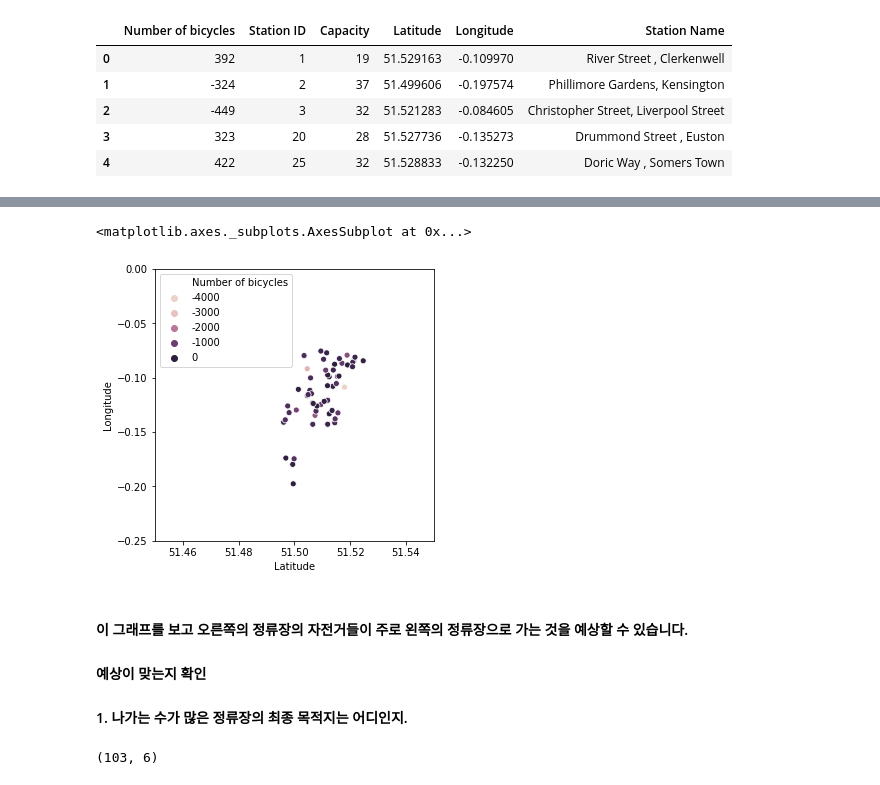
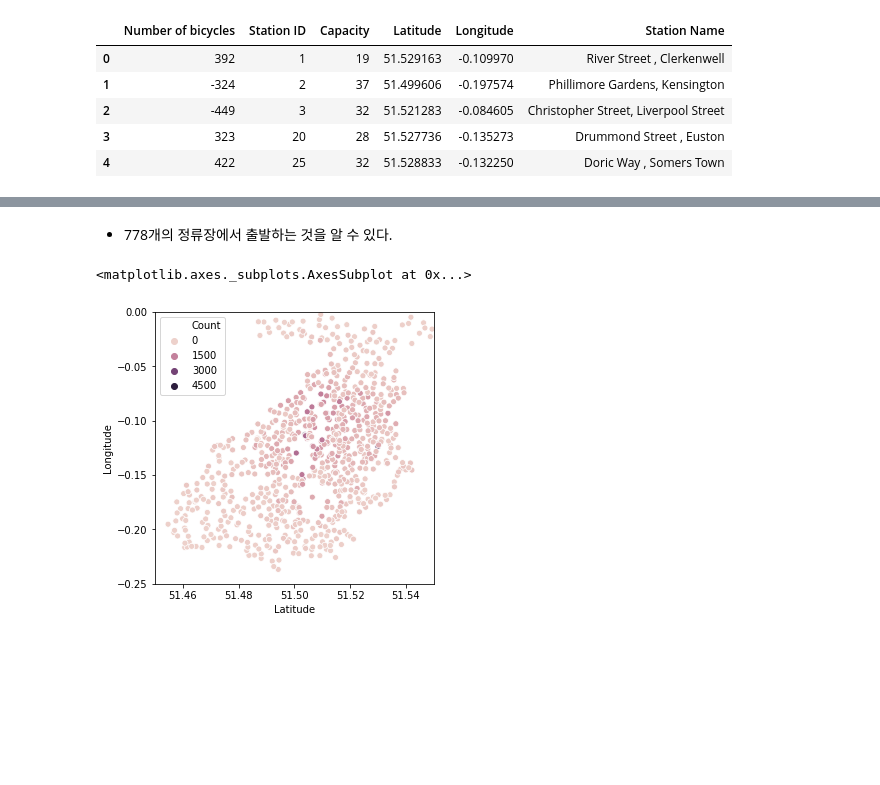
Before and after one commit to sunnight9507/4_2_-Data_Visualization, a Jupyter notebook: 영국_자전거/HW1.ipynb, the cells around one changed output, grey strips where cells are left out. Drawn from its saved outputs; the diff is of its cells as text; code cells hidden in the pictures; blank space fills up the shorter version.

```diff
--- a/영국_자전거/HW1.ipynb
+++ b/영국_자전거/HW1.ipynb
@@ -139,0 +260,14 @@ Outlier.head()
+# %%
+data.sort_values(by = 'End Station ID', inplace = True)
+
+x = list(Outlier[Outlier['Number of bicycles'] < 0]['Station ID'])
+
+def find_End_Station_ID(data):
+    for i in x:
+        if data == i:
+            return data
+
+End_Station = data[data['End Station ID'].apply(find_End_Station_ID) > 0]
+
+print(End_Station.shape)
+End_Station.head()
@@ -139,0 +285,10 @@ Outlier.head()
+# %%
+# 시작 목적지를 기준으로 카운트
+End_Station = pd.pivot_table(End_Station, index = 'Start Station ID', values = 'Journey Duration', aggfunc = 'count')
+
+End_Station = pd.merge(End_Station, stations, left_on = 'Start Station ID', right_on = 'Station ID', how = 'left')
+
+End_Station.rename(columns = {'Journey Duration':'Count'}, inplace = True)
+
+print(End_Station.shape)
+End_Station.head()
@@ -140,18 +303,12 @@ Outlier.head()
+# %% [markdown]
+- 778개의 정류장에서 출발하는 것을 알 수 있다.
 # %%
+# 55개의 정류장으로 갈 때 출발 목적지
+
 plt.figure(figsize=(5, 5))
 plt.xlim(51.45,51.55)
 plt.ylim(-0.25,0)
-sns.scatterplot(x = 'Latitude',y = 'Longitude',hue = 'Number of bicycles', data = Outlier[Outlier['Number of bicycles'] < 0])
+sns.scatterplot(x = 'Latitude',y = 'Longitude', hue = 'Count', data = End_Station)
 # %% [output]
 <matplotlib.axes._subplots.AxesSubplot at 0x...>
-[figure, old version]
+[figure, new version]
-# %% [markdown]
-#### 이 그래프를 보고 오른쪽의 정류장의 자전거들이 주로 왼쪽의 정류장으로 가는 것을 예상할 수 있습니다.
-
-#### 예상이 맞는지 확인
-
-#### 1. 나가는 수가 많은 정류장의 최종 목적지는 어디인지.
-# %%
-Outlier.shape
-# %% [output]
-(103, 6)
```
Also changed, not shown: parts of 28 cells of this notebook.
